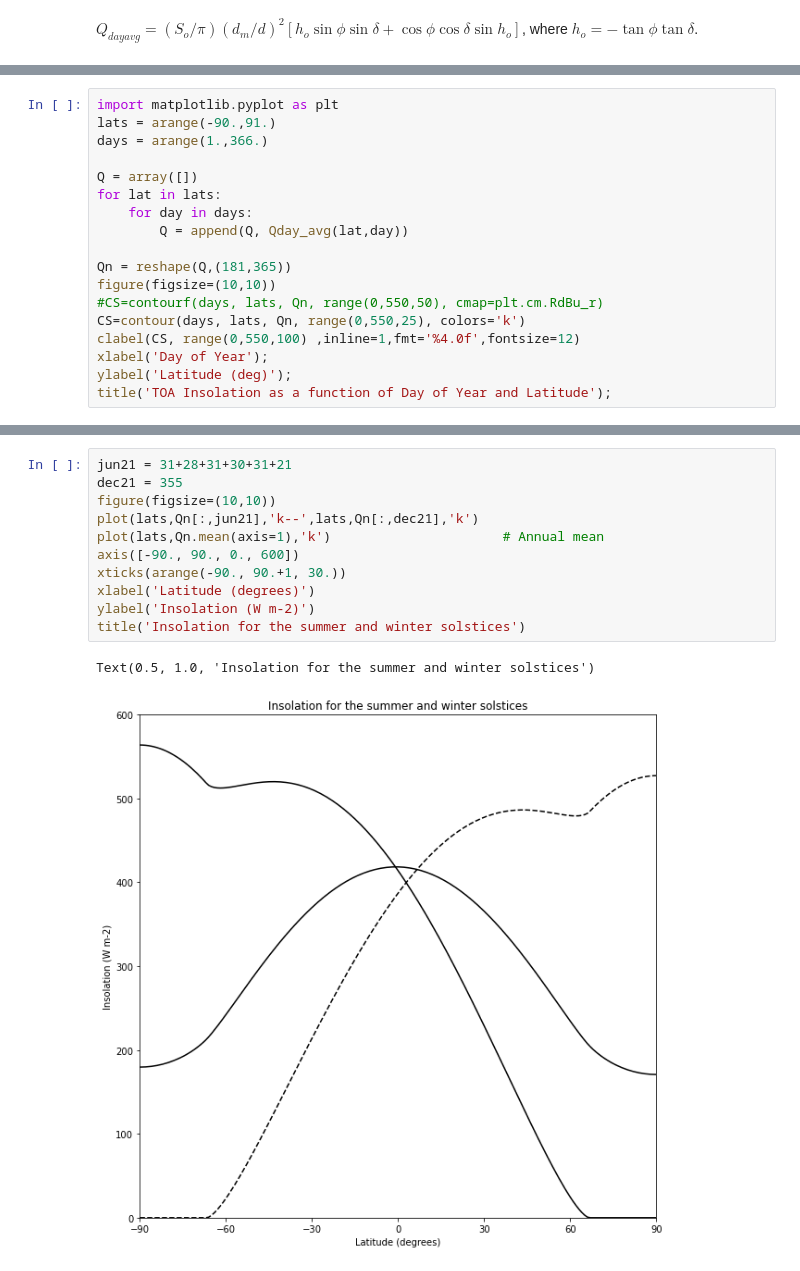
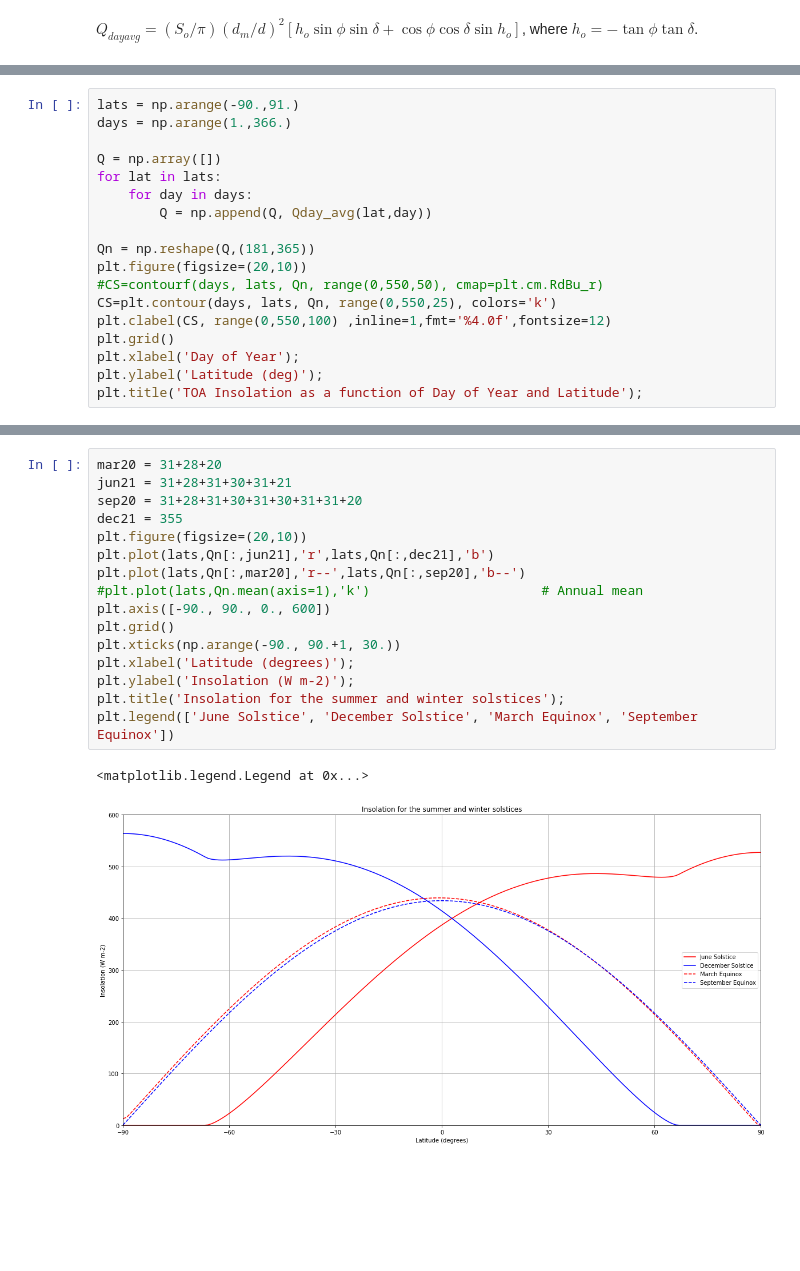
Before and after one commit to vonw/CE401, a Jupyter notebook: _build/jupyter_execute/chapter4/Insolation.ipynb, the cells around one changed output, grey strips where cells are left out. Cells and saved outputs as stored; diff of their text form; blank space fills up the shorter version.

```diff
--- a/_build/jupyter_execute/chapter4/Insolation.ipynb
+++ b/_build/jupyter_execute/chapter4/Insolation.ipynb
@@ -62,20 +58,20 @@ def Qday_avg(latitude,day):
     return Q
 # %%
-import matplotlib.pyplot as plt
-lats = arange(-90.,91.)
-days = arange(1.,366.)
+lats = np.arange(-90.,91.)
+days = np.arange(1.,366.)
 
-Q = array([])
+Q = np.array([])
 for lat in lats:
     for day in days:
-        Q = append(Q, Qday_avg(lat,day))
+        Q = np.append(Q, Qday_avg(lat,day))
 
-Qn = reshape(Q,(181,365))
-figure(figsize=(10,10))
+Qn = np.reshape(Q,(181,365))
+plt.figure(figsize=(20,10))
 #CS=contourf(days, lats, Qn, range(0,550,50), cmap=plt.cm.RdBu_r)
-CS=contour(days, lats, Qn, range(0,550,25), colors='k')
-clabel(CS, range(0,550,100) ,inline=1,fmt='%4.0f',fontsize=12)
-xlabel('Day of Year');
-ylabel('Latitude (deg)');
-title('TOA Insolation as a function of Day of Year and Latitude');
+CS=plt.contour(days, lats, Qn, range(0,550,25), colors='k')
+plt.clabel(CS, range(0,550,100) ,inline=1,fmt='%4.0f',fontsize=12)
+plt.grid()
+plt.xlabel('Day of Year');
+plt.ylabel('Latitude (deg)');
+plt.title('TOA Insolation as a function of Day of Year and Latitude');
 # %% [output]
@@ -83,14 +79,19 @@ title('TOA Insolation as a function of Day of Year and Latitude');
 # %%
+mar20 = 31+28+20
 jun21 = 31+28+31+30+31+21
+sep20 = 31+28+31+30+31+30+31+31+20
 dec21 = 355
-figure(figsize=(10,10))
-plot(lats,Qn[:,jun21],'k--',lats,Qn[:,dec21],'k')
-plot(lats,Qn.mean(axis=1),'k')                      # Annual mean
-axis([-90., 90., 0., 600])
-xticks(arange(-90., 90.+1, 30.))
-xlabel('Latitude (degrees)')
-ylabel('Insolation (W m-2)')
-title('Insolation for the summer and winter solstices')
+plt.figure(figsize=(20,10))
+plt.plot(lats,Qn[:,jun21],'r',lats,Qn[:,dec21],'b')
+plt.plot(lats,Qn[:,mar20],'r--',lats,Qn[:,sep20],'b--')
+#plt.plot(lats,Qn.mean(axis=1),'k')                      # Annual mean
+plt.axis([-90., 90., 0., 600])
+plt.grid()
+plt.xticks(np.arange(-90., 90.+1, 30.))
+plt.xlabel('Latitude (degrees)');
+plt.ylabel('Insolation (W m-2)');
+plt.title('Insolation for the summer and winter solstices');
+plt.legend(['June Solstice', 'December Solstice', 'March Equinox', 'September Equinox'])
 # %% [output]
-Text(0.5, 1.0, 'Insolation for the summer and winter solstices')
+<matplotlib.legend.Legend at 0x...>
-[figure, old version]
+[figure, new version]
```
Also changed, not shown: parts of 8 cells of this notebook, 9 other files.
